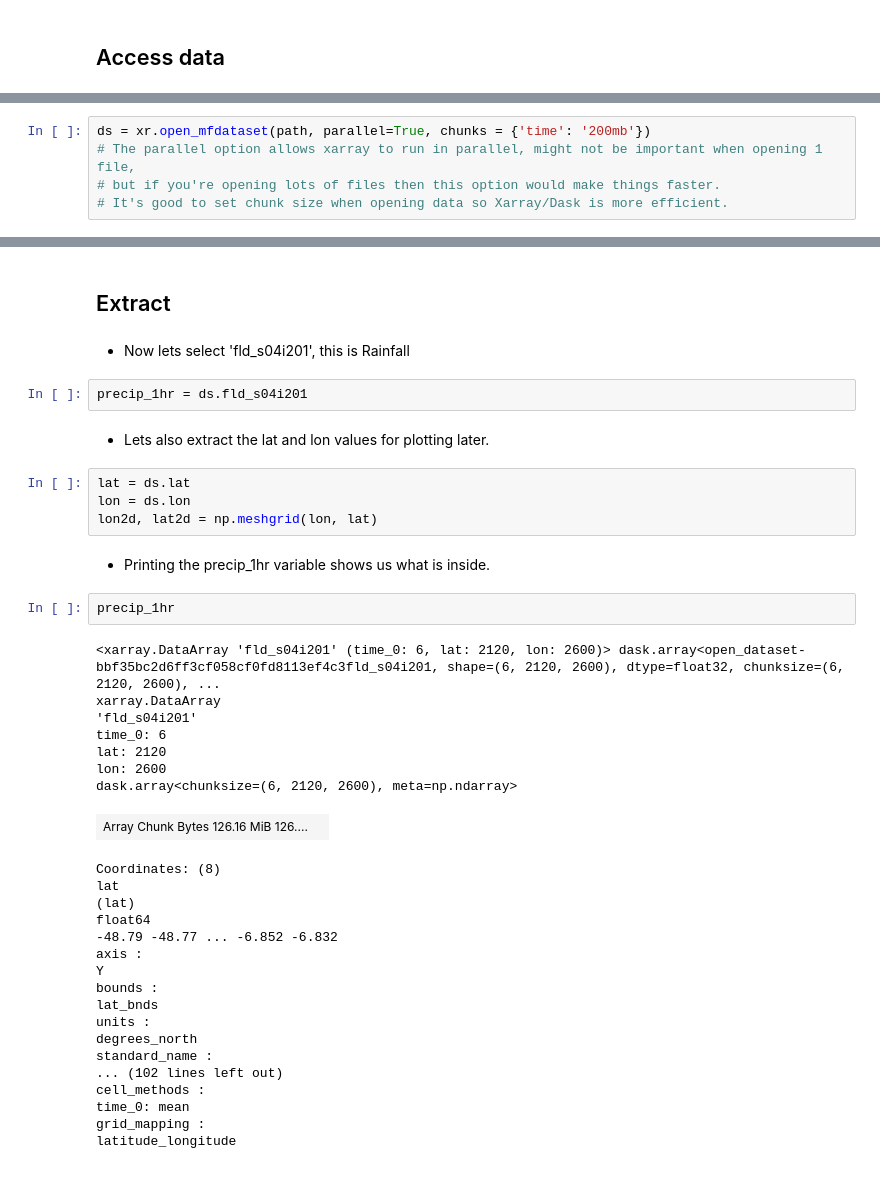
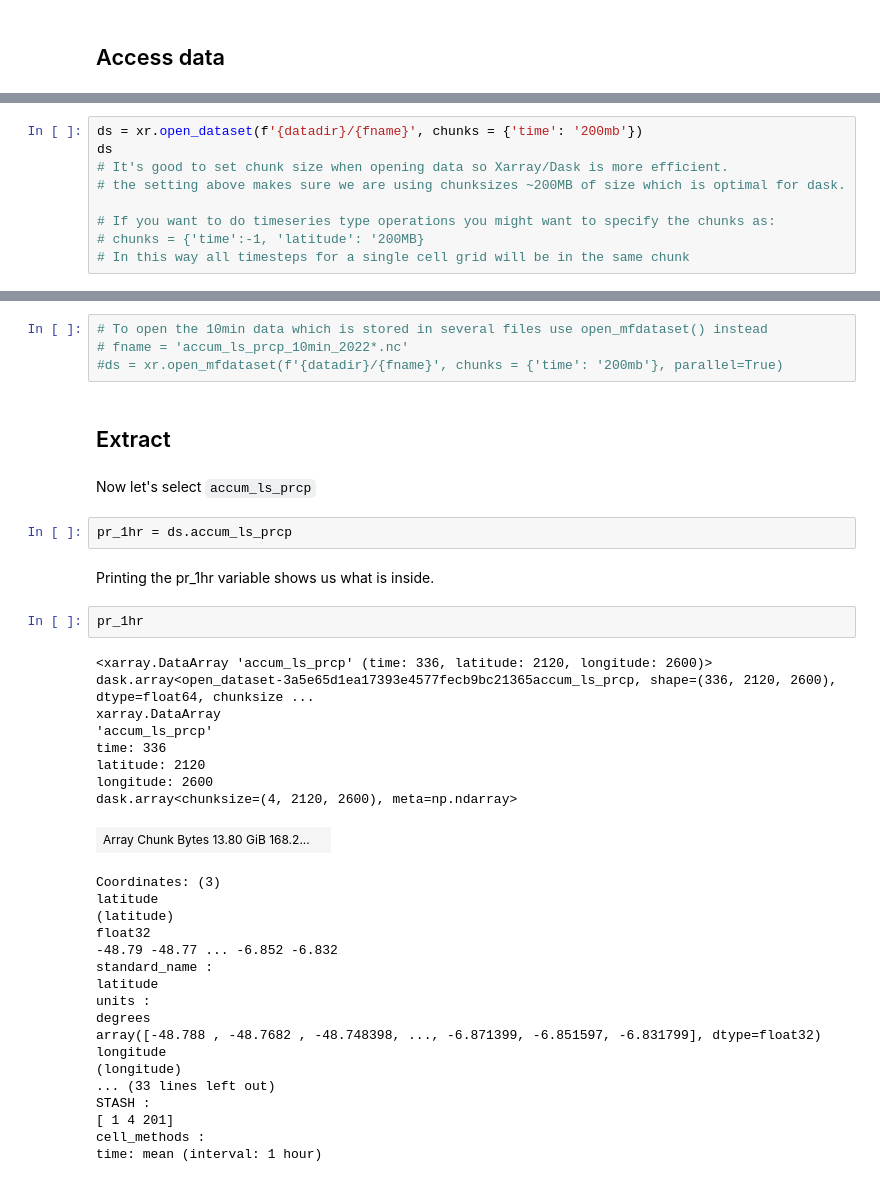
Before and after one commit to coecms/AUS2200_CLEX_analysis, a Jupyter notebook: notebooks/AUS2200_rainfall_plot.ipynb, the cells around one changed output, grey strips where cells are left out. Saved outputs shown, nothing was run; the diff lists cells and outputs as text.

```diff
--- a/notebooks/AUS2200_rainfall_plot.ipynb
+++ b/notebooks/AUS2200_rainfall_plot.ipynb
@@ -61,5 +96,9 @@ path = '/g/data/hh5/tmp/WACI-Hackathon-2023/AUS2200/netcdf/day1/history/atm/netC
 # %%
-ds = xr.open_mfdataset(path, parallel=True, chunks = {'time': '200mb'})
-# The parallel option allows xarray to run in parallel, might not be important when opening 1 file,
-# but if you're opening lots of files then this option would make things faster.
+ds = xr.open_dataset(f'{datadir}/{fname}', chunks = {'time': '200mb'})
+ds
 # It's good to set chunk size when opening data so Xarray/Dask is more efficient.
+# the setting above makes sure we are using chunksizes ~200MB of size which is optimal for dask.
+
+# If you want to do timeseries type operations you might want to specify the chunks as:
+# chunks = {'time':-1, 'latitude': '200MB}
+# In this way all timesteps for a single cell grid will be in the same chunk
@@ -88,43 +139,41 @@ Coordinates:
+# %%
+# To open the 10min data which is stored in several files use open_mfdataset() instead
+# fname = 'accum_ls_prcp_10min_2022*.nc'
+#ds = xr.open_mfdataset(f'{datadir}/{fname}', chunks = {'time': '200mb'}, parallel=True)
 # %% [markdown]
 ## Extract
 # %% [markdown]
-- Now lets select 'fld_s04i201', this is Rainfall
+Now let's select `accum_ls_prcp`
 # %%
-precip_1hr = ds.fld_s04i201
+pr_1hr = ds.accum_ls_prcp
-# %% [markdown]
-- Lets also extract the lat and lon values for plotting later.
-# %%
-lat = ds.lat
-lon = ds.lon
-lon2d, lat2d = np.meshgrid(lon, lat)
 # %% [markdown]
-- Printing the precip_1hr variable shows us what is inside.
+Printing the pr_1hr variable shows us what is inside.
 # %%
-precip_1hr
+pr_1hr
 # %% [output]
-<xarray.DataArray 'fld_s04i201' (time_0: 6, lat: 2120, lon: 2600)> dask.array<open_dataset-bbf35bc2d6ff3cf058cf0fd8113ef4c3fld_s04i201, shape=(6, 2120, 2600), dtype=float32, chunksize=(6, 2120, 2600), ...
+<xarray.DataArray 'accum_ls_prcp' (time: 336, latitude: 2120, longitude: 2600)> dask.array<open_dataset-3a5e65d1ea17393e4577fecb9bc21365accum_ls_prcp, shape=(336, 2120, 2600), dtype=float64, chunksize ...
 xarray.DataArray
-'fld_s04i201'
-time_0: 6
-lat: 2120
-lon: 2600
-dask.array<chunksize=(6, 2120, 2600), meta=np.ndarray>
+'accum_ls_prcp'
+time: 336
+latitude: 2120
+longitude: 2600
+dask.array<chunksize=(4, 2120, 2600), meta=np.ndarray>
-| Array Chunk Bytes 126.16 MiB 126.... |  |
+| Array Chunk Bytes 13.80 GiB 168.2... |  |
-Coordinates: (8)
-lat
-(lat)
-float64
+Coordinates: (3)
+latitude
+(latitude)
+float32
 -48.79 -48.77 ... -6.852 -6.832
-axis :
-Y
-bounds :
-lat_bnds
+standard_name :
+latitude
 units :
-degrees_north
-standard_name :
-... (102 lines left out)
+degrees
+array([-48.788 , -48.7682 , -48.748398, ..., -6.871399, -6.851597, -6.831799], dtype=float32)
+longitude
+(longitude)
+... (33 lines left out)
+STASH :
+[ 1 4 201]
 cell_methods :
-time_0: mean
-grid_mapping :
-latitude_longitude
+time: mean (interval: 1 hour)
 # %% [markdown]
```
Also changed, not shown: parts of 27 cells of this notebook, 3 other files.
